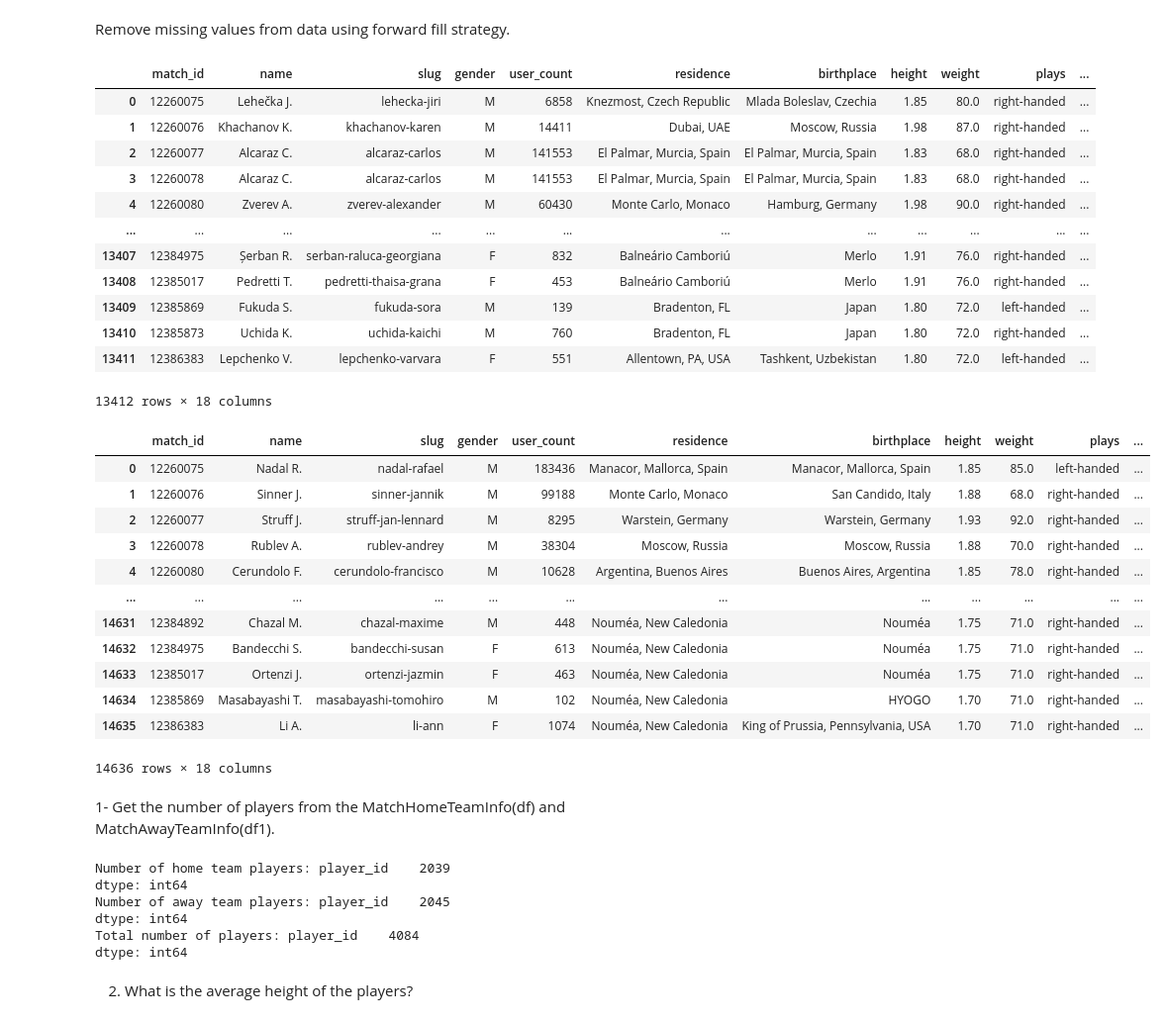
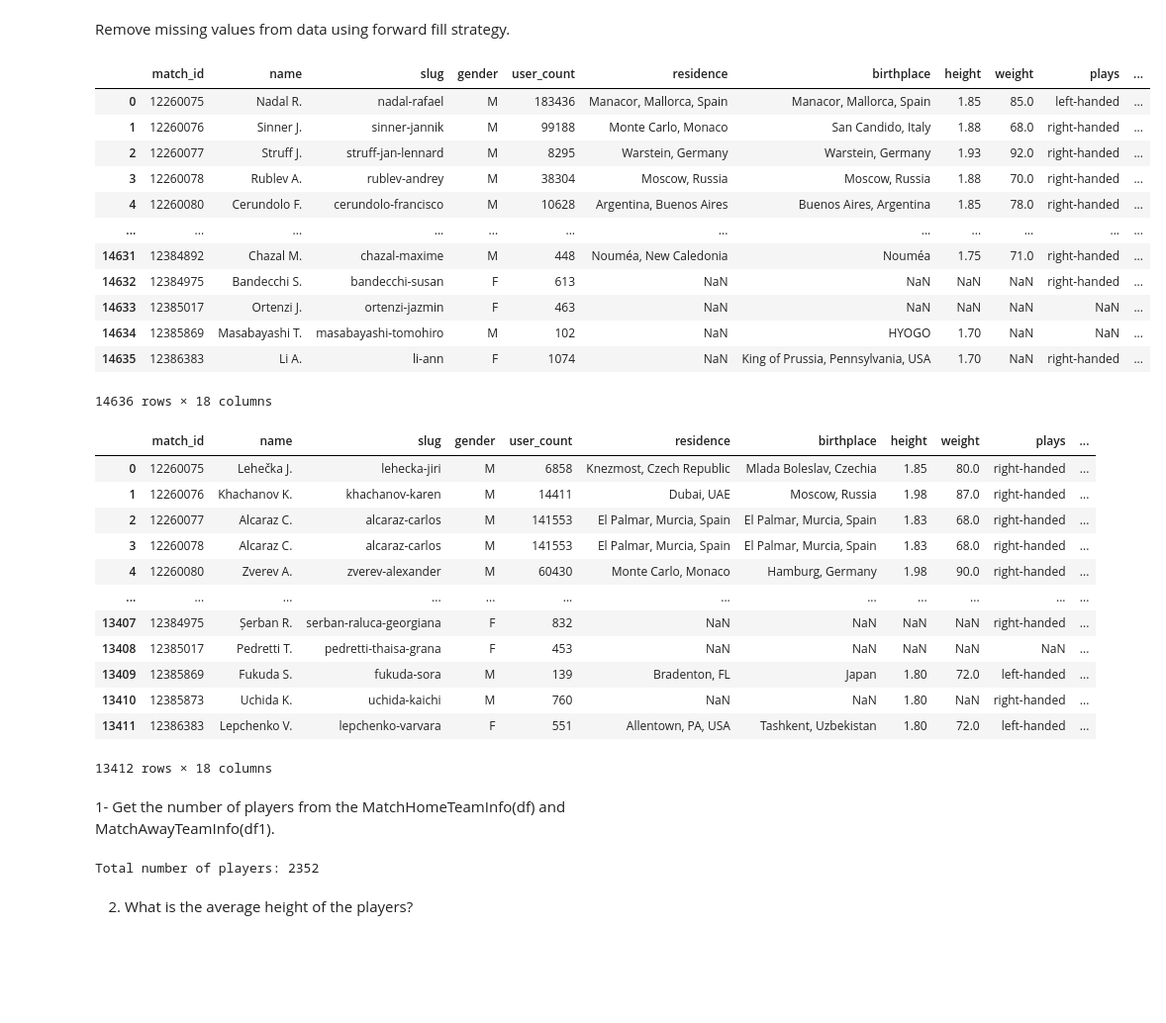
Before and after one commit to mahdieyehalavi/tennisMatchProject, a Jupyter notebook: part1.ipynb, the cells around one changed output. Shown: that part at 99% size. Cells and saved outputs as stored; diff of their text form; code cells hidden in the pictures; blank space fills up the shorter version.

```diff
--- a/part1.ipynb
+++ b/part1.ipynb
@@ -9,61 +9,53 @@ import matplotlib.pyplot as plt
 # %% [markdown]
 Read the data and save it in a data frame type.
 # %%
-df = pd.read_csv('MatchAwayTeamInfo.csv')
-df1=pd.read_csv('MatchHomeTeamInfo.csv')
+df = pd.read_csv('MatchHomeTeamInfo.csv')
+df1=pd.read_csv('MatchAwayTeamInfo.csv')
 # %% [markdown]
 Remove missing values from data using forward fill strategy.
 # %%
-df.fillna(method='ffill', inplace=True)
+#df.dropna(inplace=True)
+#df.fillna(method='ffill', inplace=True)
 df
 # %% [output]
 |  | match_id | name | slug | gender | user_count | residence | birthplace | height | weight | plays | ... |
-| 0 | 12260075 | Lehečka J. | lehecka-jiri | M | 6858 | Knezmost, Czech Republic | Mlada Boleslav, Czechia | 1.85 | 80.0 | right-handed | ... |
-| 1 | 12260076 | Khachanov K. | khachanov-karen | M | 14411 | Dubai, UAE | Moscow, Russia | 1.98 | 87.0 | right-handed | ... |
-| 2 | 12260077 | Alcaraz C. | alcaraz-carlos | M | 141553 | El Palmar, Murcia, Spain | El Palmar, Murcia, Spain | 1.83 | 68.0 | right-handed | ... |
-| 3 | 12260078 | Alcaraz C. | alcaraz-carlos | M | 141553 | El Palmar, Murcia, Spain | El Palmar, Murcia, Spain | 1.83 | 68.0 | right-handed | ... |
-| 4 | 12260080 | Zverev A. | zverev-alexander | M | 60430 | Monte Carlo, Monaco | Hamburg, Germany | 1.98 | 90.0 | right-handed | ... |
+| 0 | 12260075 | Nadal R. | nadal-rafael | M | 183436 | Manacor, Mallorca, Spain | Manacor, Mallorca, Spain | 1.85 | 85.0 | left-handed | ... |
+| 1 | 12260076 | Sinner J. | sinner-jannik | M | 99188 | Monte Carlo, Monaco | San Candido, Italy | 1.88 | 68.0 | right-handed | ... |
+| 2 | 12260077 | Struff J. | struff-jan-lennard | M | 8295 | Warstein, Germany | Warstein, Germany | 1.93 | 92.0 | right-handed | ... |
+| 3 | 12260078 | Rublev A. | rublev-andrey | M | 38304 | Moscow, Russia | Moscow, Russia | 1.88 | 70.0 | right-handed | ... |
+| 4 | 12260080 | Cerundolo F. | cerundolo-francisco | M | 10628 | Argentina, Buenos Aires | Buenos Aires, Argentina | 1.85 | 78.0 | right-handed | ... |
 | ... | ... | ... | ... | ... | ... | ... | ... | ... | ... | ... | ... |
-| 13407 | 12384975 | Șerban R. | serban-raluca-georgiana | F | 832 | Balneário Camboriú | Merlo | 1.91 | 76.0 | right-handed | ... |
-| 13408 | 12385017 | Pedretti T. | pedretti-thaisa-grana | F | 453 | Balneário Camboriú | Merlo | 1.91 | 76.0 | right-handed | ... |
-| 13409 | 12385869 | Fukuda S. | fukuda-sora | M | 139 | Bradenton, FL | Japan | 1.80 | 72.0 | left-handed | ... |
-| 13410 | 12385873 | Uchida K. | uchida-kaichi | M | 760 | Bradenton, FL | Japan | 1.80 | 72.0 | right-handed | ... |
-| 13411 | 12386383 | Lepchenko V. | lepchenko-varvara | F | 551 | Allentown, PA, USA | Tashkent, Uzbekistan | 1.80 | 72.0 | left-handed | ... |
+| 14631 | 12384892 | Chazal M. | chazal-maxime | M | 448 | Nouméa, New Caledonia | Nouméa | 1.75 | 71.0 | right-handed | ... |
+| 14632 | 12384975 | Bandecchi S. | bandecchi-susan | F | 613 | NaN | NaN | NaN | NaN | right-handed | ... |
+| 14633 | 12385017 | Ortenzi J. | ortenzi-jazmin | F | 463 | NaN | NaN | NaN | NaN | NaN | ... |
+| 14634 | 12385869 | Masabayashi T. | masabayashi-tomohiro | M | 102 | NaN | HYOGO | 1.70 | NaN | NaN | ... |
+| 14635 | 12386383 | Li A. | li-ann | F | 1074 | NaN | King of Prussia, Pennsylvania, USA | 1.70 | NaN | right-handed | ... |
-13412 rows × 18 columns
+14636 rows × 18 columns
 # %%
-df1.fillna(method='ffill',inplace=True)
+#df1.dropna(inplace=True)
 df1
 # %% [output]
 |  | match_id | name | slug | gender | user_count | residence | birthplace | height | weight | plays | ... |
-| 0 | 12260075 | Nadal R. | nadal-rafael | M | 183436 | Manacor, Mallorca, Spain | Manacor, Mallorca, Spain | 1.85 | 85.0 | left-handed | ... |
-| 1 | 12260076 | Sinner J. | sinner-jannik | M | 99188 | Monte Carlo, Monaco | San Candido, Italy | 1.88 | 68.0 | right-handed | ... |
-| 2 | 12260077 | Struff J. | struff-jan-lennard | M | 8295 | Warstein, Germany | Warstein, Germany | 1.93 | 92.0 | right-handed | ... |
-| 3 | 12260078 | Rublev A. | rublev-andrey | M | 38304 | Moscow, Russia | Moscow, Russia | 1.88 | 70.0 | right-handed | ... |
-| 4 | 12260080 | Cerundolo F. | cerundolo-francisco | M | 10628 | Argentina, Buenos Aires | Buenos Aires, Argentina | 1.85 | 78.0 | right-handed | ... |
+| 0 | 12260075 | Lehečka J. | lehecka-jiri | M | 6858 | Knezmost, Czech Republic | Mlada Boleslav, Czechia | 1.85 | 80.0 | right-handed | ... |
+| 1 | 12260076 | Khachanov K. | khachanov-karen | M | 14411 | Dubai, UAE | Moscow, Russia | 1.98 | 87.0 | right-handed | ... |
+| 2 | 12260077 | Alcaraz C. | alcaraz-carlos | M | 141553 | El Palmar, Murcia, Spain | El Palmar, Murcia, Spain | 1.83 | 68.0 | right-handed | ... |
+| 3 | 12260078 | Alcaraz C. | alcaraz-carlos | M | 141553 | El Palmar, Murcia, Spain | El Palmar, Murcia, Spain | 1.83 | 68.0 | right-handed | ... |
+| 4 | 12260080 | Zverev A. | zverev-alexander | M | 60430 | Monte Carlo, Monaco | Hamburg, Germany | 1.98 | 90.0 | right-handed | ... |
 | ... | ... | ... | ... | ... | ... | ... | ... | ... | ... | ... | ... |
-| 14631 | 12384892 | Chazal M. | chazal-maxime | M | 448 | Nouméa, New Caledonia | Nouméa | 1.75 | 71.0 | right-handed | ... |
-| 14632 | 12384975 | Bandecchi S. | bandecchi-susan | F | 613 | Nouméa, New Caledonia | Nouméa | 1.75 | 71.0 | right-handed | ... |
-| 14633 | 12385017 | Ortenzi J. | ortenzi-jazmin | F | 463 | Nouméa, New Caledonia | Nouméa | 1.75 | 71.0 | right-handed | ... |
-| 14634 | 12385869 | Masabayashi T. | masabayashi-tomohiro | M | 102 | Nouméa, New Caledonia | HYOGO | 1.70 | 71.0 | right-handed | ... |
-| 14635 | 12386383 | Li A. | li-ann | F | 1074 | Nouméa, New Caledonia | King of Prussia, Pennsylvania, USA | 1.70 | 71.0 | right-handed | ... |
+| 13407 | 12384975 | Șerban R. | serban-raluca-georgiana | F | 832 | NaN | NaN | NaN | NaN | right-handed | ... |
+| 13408 | 12385017 | Pedretti T. | pedretti-thaisa-grana | F | 453 | NaN | NaN | NaN | NaN | NaN | ... |
+| 13409 | 12385869 | Fukuda S. | fukuda-sora | M | 139 | Bradenton, FL | Japan | 1.80 | 72.0 | left-handed | ... |
+| 13410 | 12385873 | Uchida K. | uchida-kaichi | M | 760 | NaN | NaN | 1.80 | NaN | right-handed | ... |
+| 13411 | 12386383 | Lepchenko V. | lepchenko-varvara | F | 551 | Allentown, PA, USA | Tashkent, Uzbekistan | 1.80 | 72.0 | left-handed | ... |
-14636 rows × 18 columns
+13412 rows × 18 columns
 # %% [markdown]
 1- Get the number of players from the MatchHomeTeamInfo(df) and MatchAwayTeamInfo(df1).
-# %%
-countOfHomeTeamPlayers=df.groupby(['player_id']).agg({"player_id": lambda x: x.nunique()}).count()
-countOfAwayTeamPlayers=df1.groupby(['player_id']).agg({"player_id": lambda x: x.nunique()}).count()
-
-print("Number of home team players:",countOfHomeTeamPlayers)
-print("Number of away team players:",countOfAwayTeamPlayers)
-
-print("Total number of players:",countOfHomeTeamPlayers+countOfAwayTeamPlayers)
-# %% [output]
-Number of home team players: player_id    2039
-dtype: int64
-Number of away team players: player_id    2045
-dtype: int64
-Total number of players: player_id    4084
-dtype: int64
+# %%
+all_player_ids = pd.concat([df['player_id'], df1['player_id']])
+num_players = len(all_player_ids.unique())
+print("Total number of players:",num_players)
+# %% [output]
+Total number of players: 2352
 # %% [markdown]
 2. What is the average height of the players?
 # %%
```
Also changed, not shown: parts of 25 cells of this notebook.
